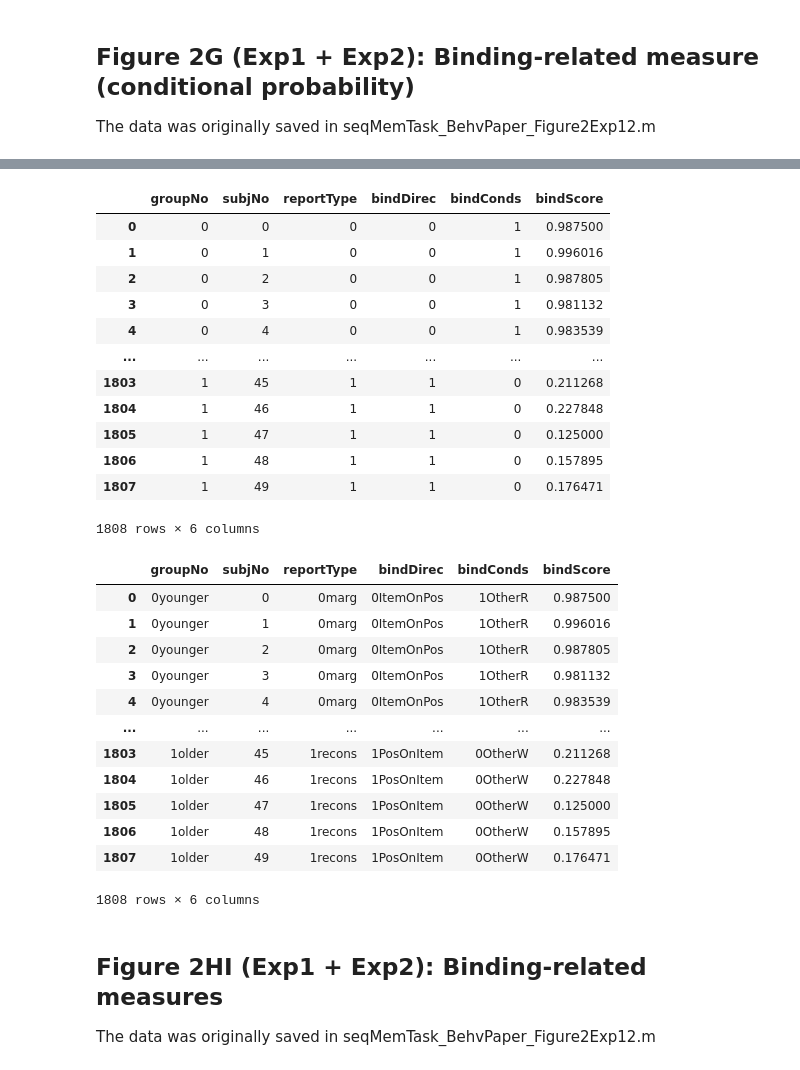
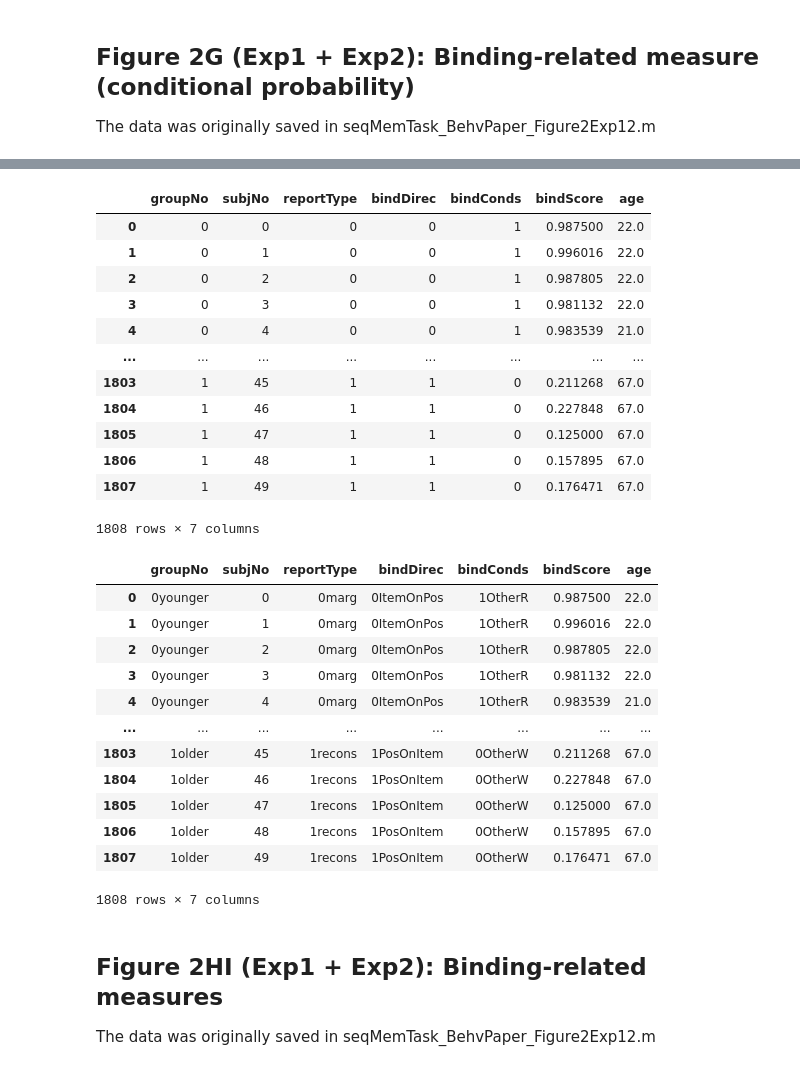
Before and after one commit to xiangjuan-ren1828/FlexibleBindingAnal, a Jupyter notebook: Statistics/seqMem_BehvPaper1_dataFrame.ipynb, the cells around one changed output, grey strips where cells are left out. Drawn from its saved outputs; the diff is of its cells as text; code cells hidden in the pictures.

```diff
--- a/Statistics/seqMem_BehvPaper1_dataFrame.ipynb
+++ b/Statistics/seqMem_BehvPaper1_dataFrame.ipynb
@@ -1471,34 +1472,34 @@ binds_lmm_pd
 # %%
-column_name = {0: 'groupNo', 1: 'subjNo', 2: 'reportType', 3: 'bindDirec', 4: 'bindConds', 5: 'bindScore'}
+column_name = {0: 'groupNo', 1: 'subjNo', 2: 'reportType', 3: 'bindDirec', 4: 'bindConds', 5: 'bindScore', 6: 'age'}
 binds_lmm_pd = binds_lmm_pd.rename(columns = column_name)
 binds_lmm_pd.groupNo    = binds_lmm_pd.groupNo.astype('int64')
 binds_lmm_pd.subjNo     = binds_lmm_pd.subjNo.astype('int64')
 binds_lmm_pd.reportType = binds_lmm_pd.reportType.astype('int64')
 binds_lmm_pd.bindDirec  = binds_lmm_pd.bindDirec.astype('int64')
 binds_lmm_pd.bindConds  = binds_lmm_pd.bindConds.astype('int64')
 binds_lmm_pd
 
 # 6 columns:
 # (1) age groups: 0-YA, 1-OA
 # (2) subj
 # (3) report types: 0-marginal reports, 1-reconstruction report
 # (4) binding direction: 0-(item | pos), 1-(pos | item)
 # (5) binding conditions: 1-the other dimension is correct, 0-the other dimension is incorrect
 # (6) binding score: a value ranging from 0 to 1
 # %% [output]
-|  | groupNo | subjNo | reportType | bindDirec | bindConds | bindScore |
-| 0 | 0 | 0 | 0 | 0 | 1 | 0.987500 |
-| 1 | 0 | 1 | 0 | 0 | 1 | 0.996016 |
-| 2 | 0 | 2 | 0 | 0 | 1 | 0.987805 |
-| 3 | 0 | 3 | 0 | 0 | 1 | 0.981132 |
-| 4 | 0 | 4 | 0 | 0 | 1 | 0.983539 |
-| ... | ... | ... | ... | ... | ... | ... |
-| 1803 | 1 | 45 | 1 | 1 | 0 | 0.211268 |
-| 1804 | 1 | 46 | 1 | 1 | 0 | 0.227848 |
-| 1805 | 1 | 47 | 1 | 1 | 0 | 0.125000 |
-| 1806 | 1 | 48 | 1 | 1 | 0 | 0.157895 |
-| 1807 | 1 | 49 | 1 | 1 | 0 | 0.176471 |
+|  | groupNo | subjNo | reportType | bindDirec | bindConds | bindScore | age |
+| 0 | 0 | 0 | 0 | 0 | 1 | 0.987500 | 22.0 |
+| 1 | 0 | 1 | 0 | 0 | 1 | 0.996016 | 22.0 |
+| 2 | 0 | 2 | 0 | 0 | 1 | 0.987805 | 22.0 |
+| 3 | 0 | 3 | 0 | 0 | 1 | 0.981132 | 22.0 |
+| 4 | 0 | 4 | 0 | 0 | 1 | 0.983539 | 21.0 |
+| ... | ... | ... | ... | ... | ... | ... | ... |
+| 1803 | 1 | 45 | 1 | 1 | 0 | 0.211268 | 67.0 |
+| 1804 | 1 | 46 | 1 | 1 | 0 | 0.227848 | 67.0 |
+| 1805 | 1 | 47 | 1 | 1 | 0 | 0.125000 | 67.0 |
+| 1806 | 1 | 48 | 1 | 1 | 0 | 0.157895 | 67.0 |
+| 1807 | 1 | 49 | 1 | 1 | 0 | 0.176471 | 67.0 |
-1808 rows × 6 columns
+1808 rows × 7 columns
 # %%
 nGroup = 2 # YA and OA
 nReps  = 2 # marginal and reconstruction report
@@ -1522,19 +1523,19 @@ for iBc in range(0, nBcon):
 
 binds_lmm_pd
 # %% [output]
-|  | groupNo | subjNo | reportType | bindDirec | bindConds | bindScore |
-| 0 | 0younger | 0 | 0marg | 0ItemOnPos | 1OtherR | 0.987500 |
-| 1 | 0younger | 1 | 0marg | 0ItemOnPos | 1OtherR | 0.996016 |
-| 2 | 0younger | 2 | 0marg | 0ItemOnPos | 1OtherR | 0.987805 |
-| 3 | 0younger | 3 | 0marg | 0ItemOnPos | 1OtherR | 0.981132 |
-| 4 | 0younger | 4 | 0marg | 0ItemOnPos | 1OtherR | 0.983539 |
-| ... | ... | ... | ... | ... | ... | ... |
-| 1803 | 1older | 45 | 1recons | 1PosOnItem | 0OtherW | 0.211268 |
-| 1804 | 1older | 46 | 1recons | 1PosOnItem | 0OtherW | 0.227848 |
-| 1805 | 1older | 47 | 1recons | 1PosOnItem | 0OtherW | 0.125000 |
-| 1806 | 1older | 48 | 1recons | 1PosOnItem | 0OtherW | 0.157895 |
-| 1807 | 1older | 49 | 1recons | 1PosOnItem | 0OtherW | 0.176471 |
+|  | groupNo | subjNo | reportType | bindDirec | bindConds | bindScore | age |
+| 0 | 0younger | 0 | 0marg | 0ItemOnPos | 1OtherR | 0.987500 | 22.0 |
+| 1 | 0younger | 1 | 0marg | 0ItemOnPos | 1OtherR | 0.996016 | 22.0 |
+| 2 | 0younger | 2 | 0marg | 0ItemOnPos | 1OtherR | 0.987805 | 22.0 |
+| 3 | 0younger | 3 | 0marg | 0ItemOnPos | 1OtherR | 0.981132 | 22.0 |
+| 4 | 0younger | 4 | 0marg | 0ItemOnPos | 1OtherR | 0.983539 | 21.0 |
+| ... | ... | ... | ... | ... | ... | ... | ... |
+| 1803 | 1older | 45 | 1recons | 1PosOnItem | 0OtherW | 0.211268 | 67.0 |
+| 1804 | 1older | 46 | 1recons | 1PosOnItem | 0OtherW | 0.227848 | 67.0 |
+| 1805 | 1older | 47 | 1recons | 1PosOnItem | 0OtherW | 0.125000 | 67.0 |
+| 1806 | 1older | 48 | 1recons | 1PosOnItem | 0OtherW | 0.157895 | 67.0 |
+| 1807 | 1older | 49 | 1recons | 1PosOnItem | 0OtherW | 0.176471 | 67.0 |
-1808 rows × 6 columns
+1808 rows × 7 columns
 # %%
 path_or_buf = FBdata_folder + 'Fig2G_binds_overall_group_stats_Exp12.csv'
 binds_lmm_pd.to_csv(path_or_buf = path_or_buf)
```
Also changed, not shown: parts of 4 cells of this notebook, 2 other files.
